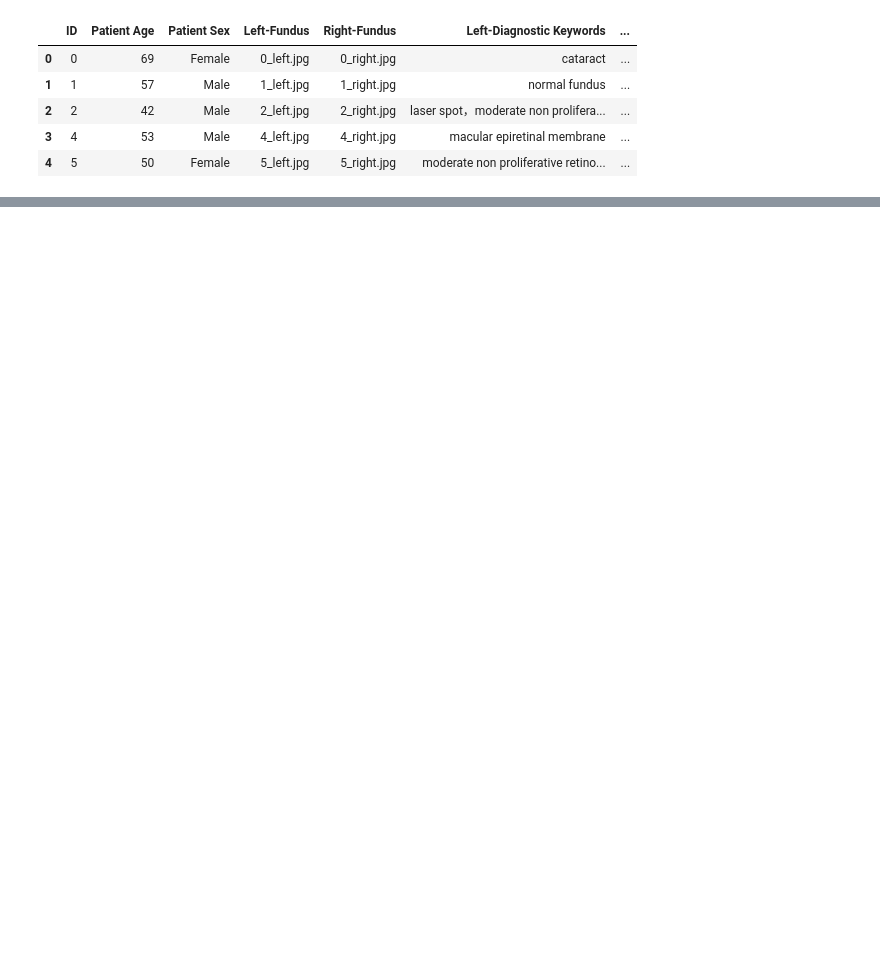
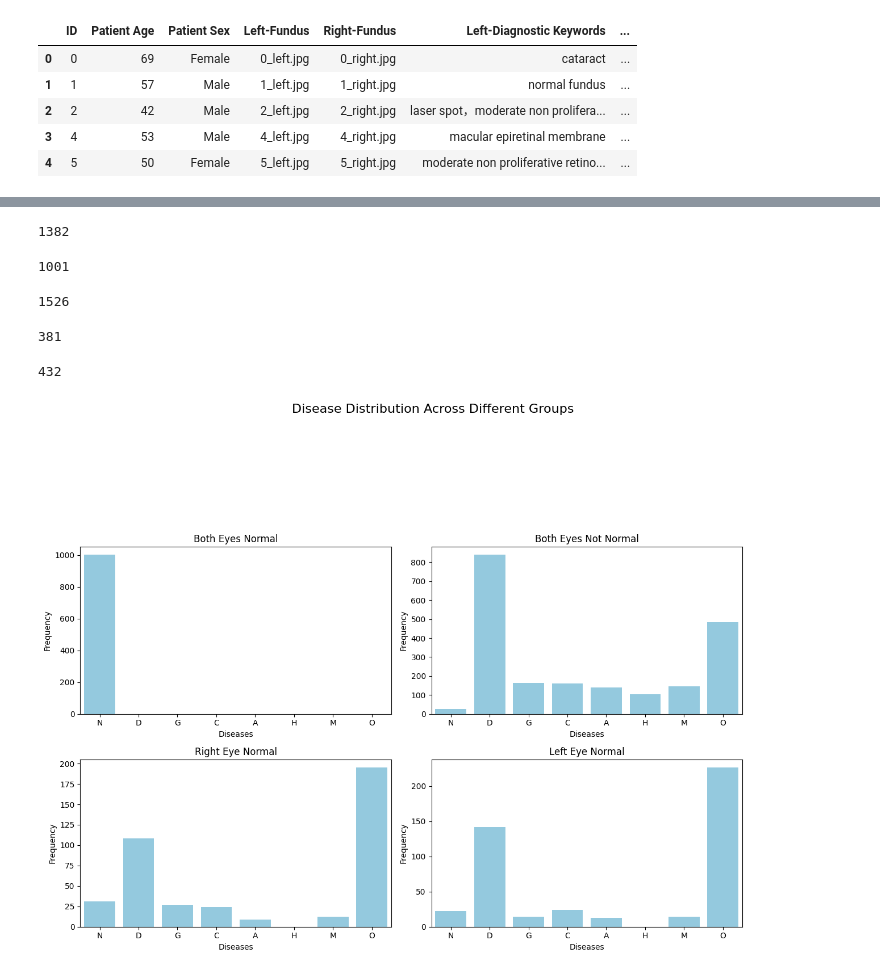
Before and after one commit to Arundhuti2000/ocular_eye_disease_detection, a Jupyter notebook: ocd.ipynb, the cells around one changed output, grey strips where cells are left out. Cells and saved outputs as stored; diff of their text form; code cells hidden in the pictures; blank space fills up the shorter version.

```diff
--- a/ocd.ipynb
+++ b/ocd.ipynb
@@ -24,0 +227,77 @@ df.head()
+# %%
+len(df[df['Right-Diagnostic Keywords'] == 'normal fundus'])
+# %% [output]
+1382
+# %%
+both_eyes_normal = df[
+    (df['Right-Diagnostic Keywords'] == 'normal fundus') &
+    (df['Left-Diagnostic Keywords'] == 'normal fundus')
+]
+
+both_eyes_normal.reset_index(inplace=True,drop=True)
+
+len(both_eyes_normal)
+# %% [output]
+1001
+# %%
+both_eyes_not_normal = df[
+    (df['Right-Diagnostic Keywords'] != 'normal fundus') &
+    (df['Left-Diagnostic Keywords'] != 'normal fundus')
+]
+
+both_eyes_not_normal.reset_index(inplace=True,drop=True)
+
+len(both_eyes_not_normal)
+# %% [output]
+1526
+# %%
+right_eye_normal = df[
+    (df['Right-Diagnostic Keywords'] == 'normal fundus') &
+    (df['Left-Diagnostic Keywords'] != 'normal fundus')
+]
+
+right_eye_normal.reset_index(inplace=True,drop=True)
+
+len(right_eye_normal)
+# %% [output]
+381
+# %%
+left_eye_normal = df[
+    (df['Right-Diagnostic Keywords'] != 'normal fundus') &
+    (df['Left-Diagnostic Keywords'] == 'normal fundus')
+]
+
+left_eye_normal.reset_index(inplace=True,drop=True)
+
+len(left_eye_normal)
+# %% [output]
+432
+# %%
+fig, axes = plt.subplots(2, 2, figsize=(14, 10))
+fig.suptitle('Disease Distribution Across Different Groups', fontsize=16)
+
+# Define titles for the subplots
+titles = [
+    'Both Eyes Normal',
+    'Both Eyes Not Normal',
+    'Right Eye Normal',
+    'Left Eye Normal'
+]
+
+# Create a list of DataFrames
+dataframes = [both_eyes_normal, both_eyes_not_normal, right_eye_normal, left_eye_normal]
+
+# Loop through DataFrames and plot on subplots
+for df, ax, title in zip(dataframes, axes.ravel(), titles):
+    disease_columns = ['N', 'D', 'G', 'C', 'A', 'H', 'M', 'O']
+    disease_counts = df[disease_columns].sum()
+
+    sns.barplot(x=disease_counts.index, y=disease_counts.values, color='skyblue', ax=ax)
+    ax.set_title(title)
+    ax.set_xlabel('Diseases')
+    ax.set_ylabel('Frequency')
+
+plt.tight_layout(rect=[0, 0, .9, 0.80])
+plt.show()
+# %% [output]
+[figure, added]
```
Also changed, not shown: parts of 77 cells of this notebook.
